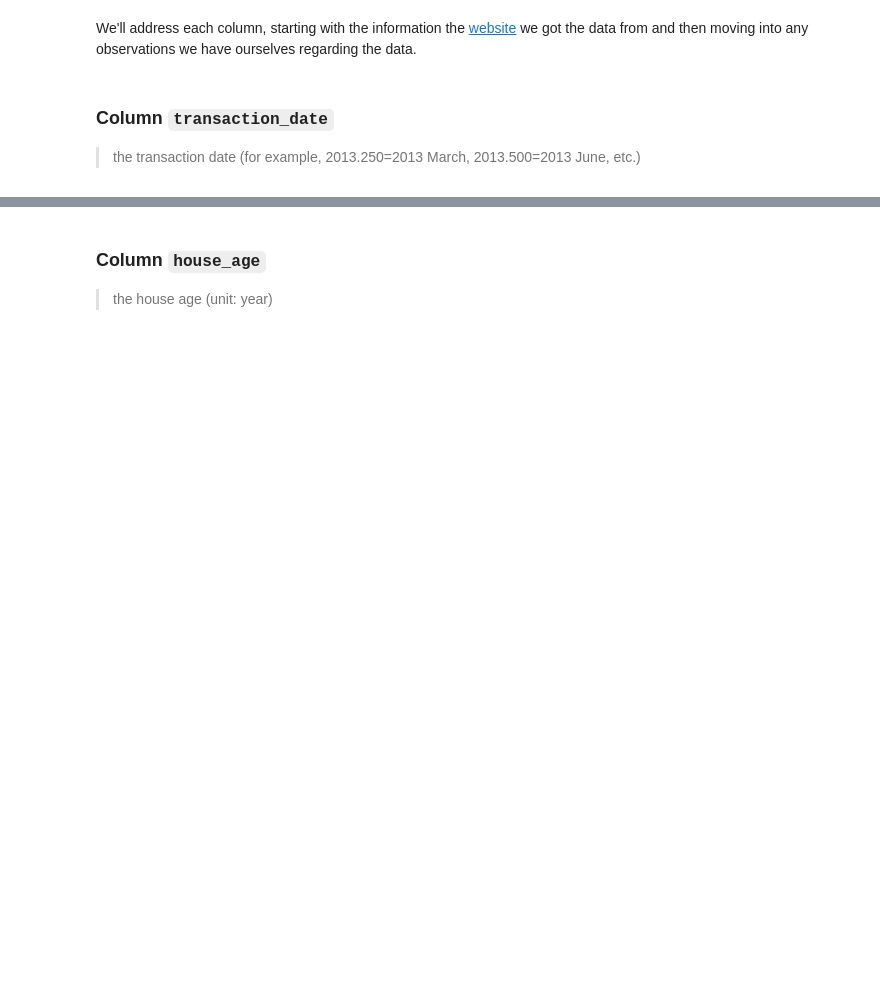
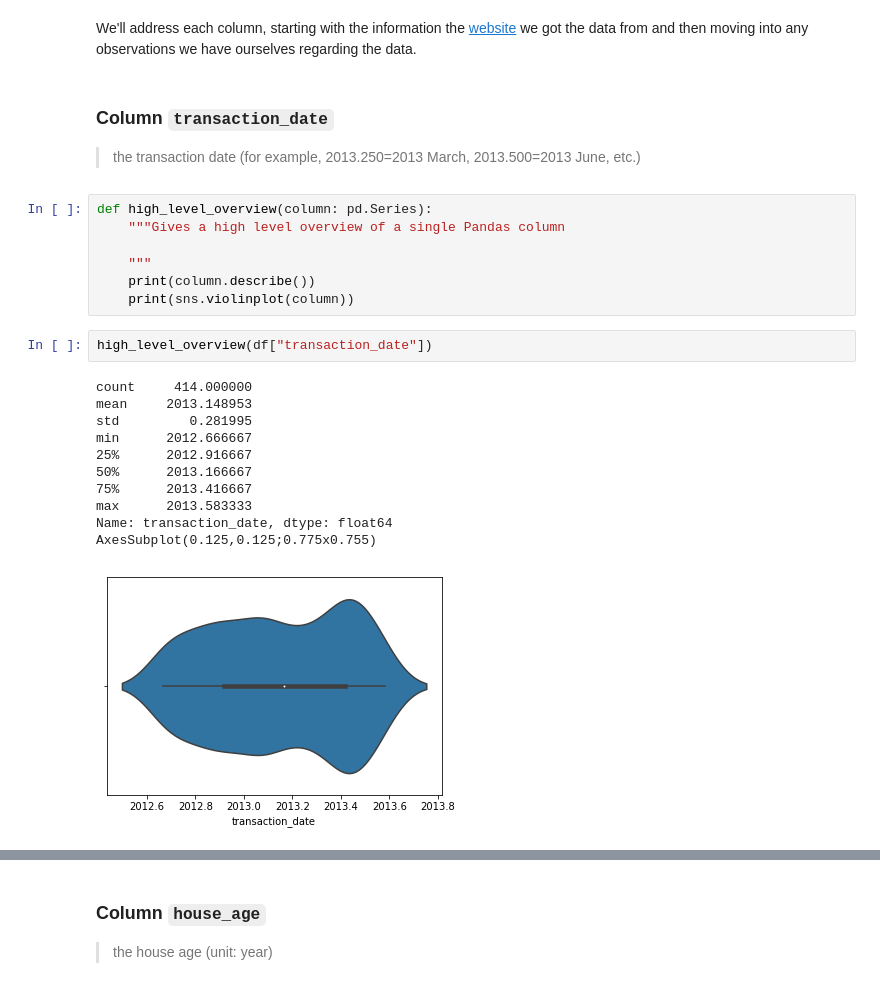
Before and after one commit to GregHilston/hands-on-machine-learning-with-scikit-learn-and-tensorflow, a Jupyter notebook: chapter-two-end-to-end-machine-learning-project/notebooks/chapter-two-end-to-end-project.ipynb, the cells around one changed output, grey strips where cells are left out. Cells and saved outputs as stored; diff of their text form; blank space fills up the shorter version.

```diff
--- a/chapter-two-end-to-end-machine-learning-project/notebooks/chapter-two-end-to-end-project.ipynb
+++ b/chapter-two-end-to-end-machine-learning-project/notebooks/chapter-two-end-to-end-project.ipynb
@@ -248,3 +254,24 @@ We'll address each column, starting with the information the [website](https://a
 ### Column `transaction_date`
 
 > the transaction date (for example, 2013.250=2013 March, 2013.500=2013 June, etc.)
+# %%
+def high_level_overview(column: pd.Series):
+    """Gives a high level overview of a single Pandas column
+
+    """
+    print(column.describe())
+    print(sns.violinplot(column))
+# %%
+high_level_overview(df["transaction_date"])
+# %% [output]
+count     414.000000
+mean     2013.148953
+std         0.281995
+min      2012.666667
+25%      2012.916667
+50%      2013.166667
+75%      2013.416667
+max      2013.583333
+Name: transaction_date, dtype: float64
+AxesSubplot(0.125,0.125;0.775x0.755)
+[figure, added]
```
Also changed, not shown: parts of 21 cells of this notebook.
